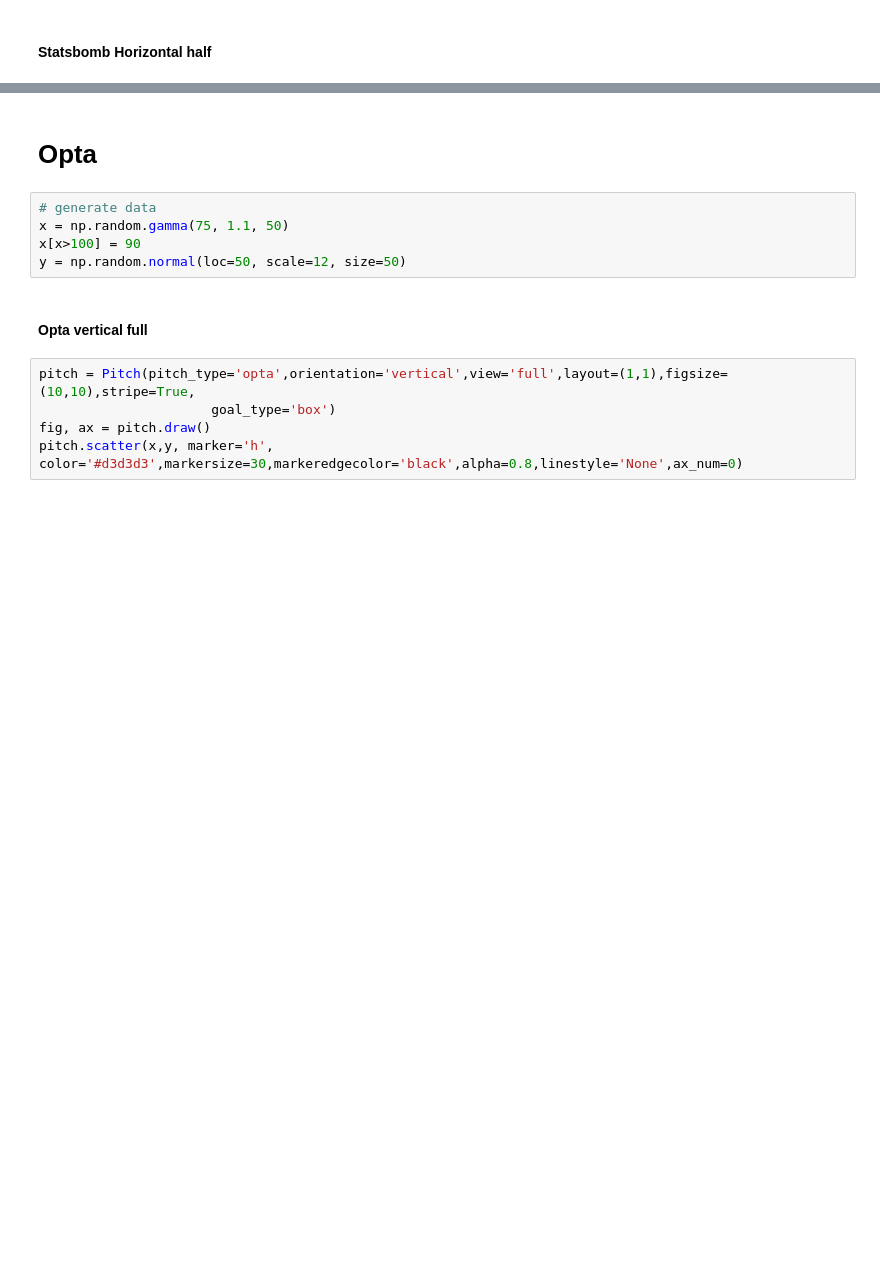
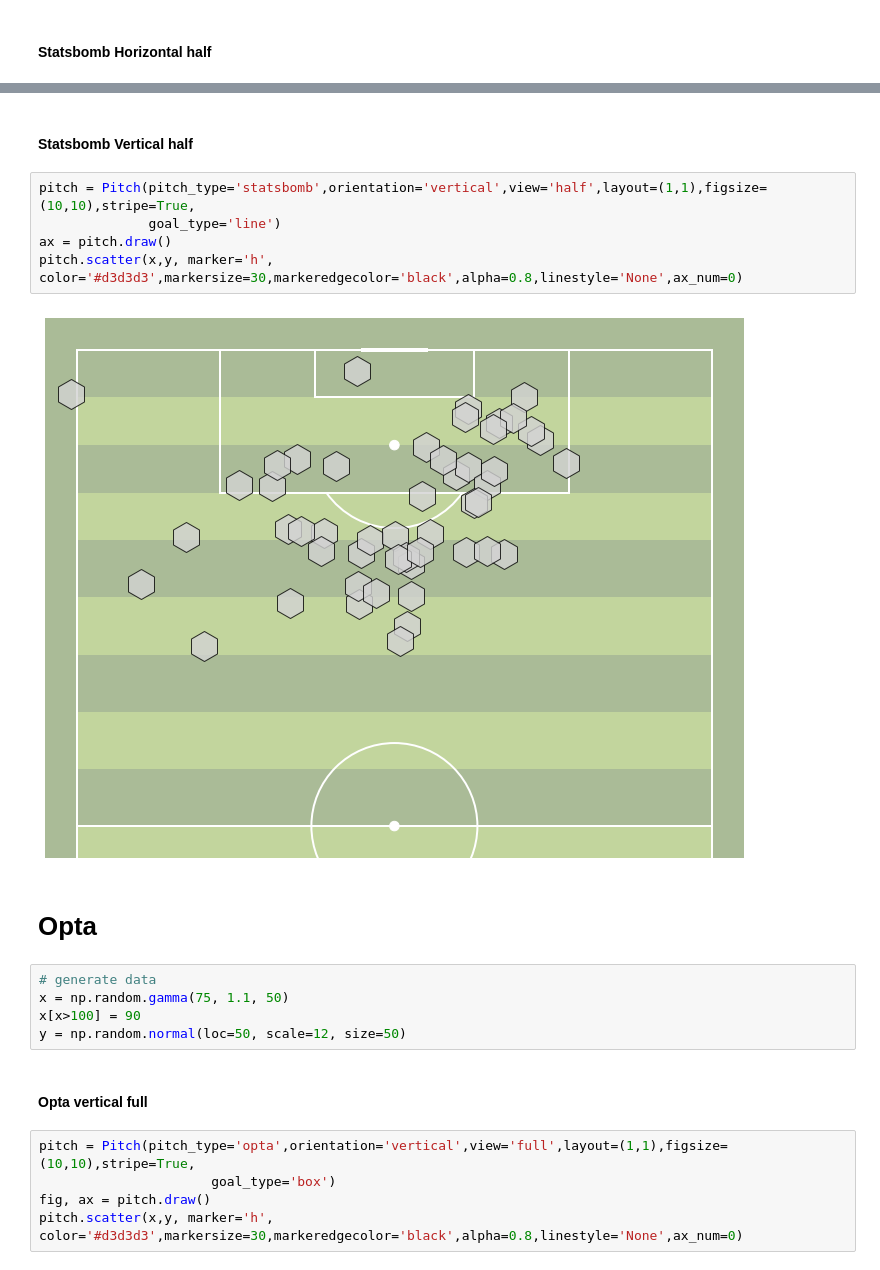
Before and after one commit to andrewRowlinson/mplsoccer, a Jupyter notebook: mplsoccer/demo.ipynb, the cells around one changed output, grey strips where cells are left out. Cells and saved outputs as stored; diff of their text form; blank space fills up the shorter version.

```diff
--- a/mplsoccer/demo.ipynb
+++ b/mplsoccer/demo.ipynb
@@ -103,3 +75,12 @@ pitch.scatter(x,y, marker='h', color='#d3d3d3',markersize=30,markeredgecolor='bl
+# %% [markdown]
+#### Statsbomb Vertical half
+# %%
+pitch = Pitch(pitch_type='statsbomb',orientation='vertical',view='half',layout=(1,1),figsize=(10,10),stripe=True,
+              goal_type='line')
+ax = pitch.draw()
+pitch.scatter(x,y, marker='h', color='#d3d3d3',markersize=30,markeredgecolor='black',alpha=0.8,linestyle='None',ax_num=0)
+# %% [output]
+[figure, added]
 # %% [markdown]
 # Opta
 # %%
```
Also changed, not shown: parts of 31 cells of this notebook.
